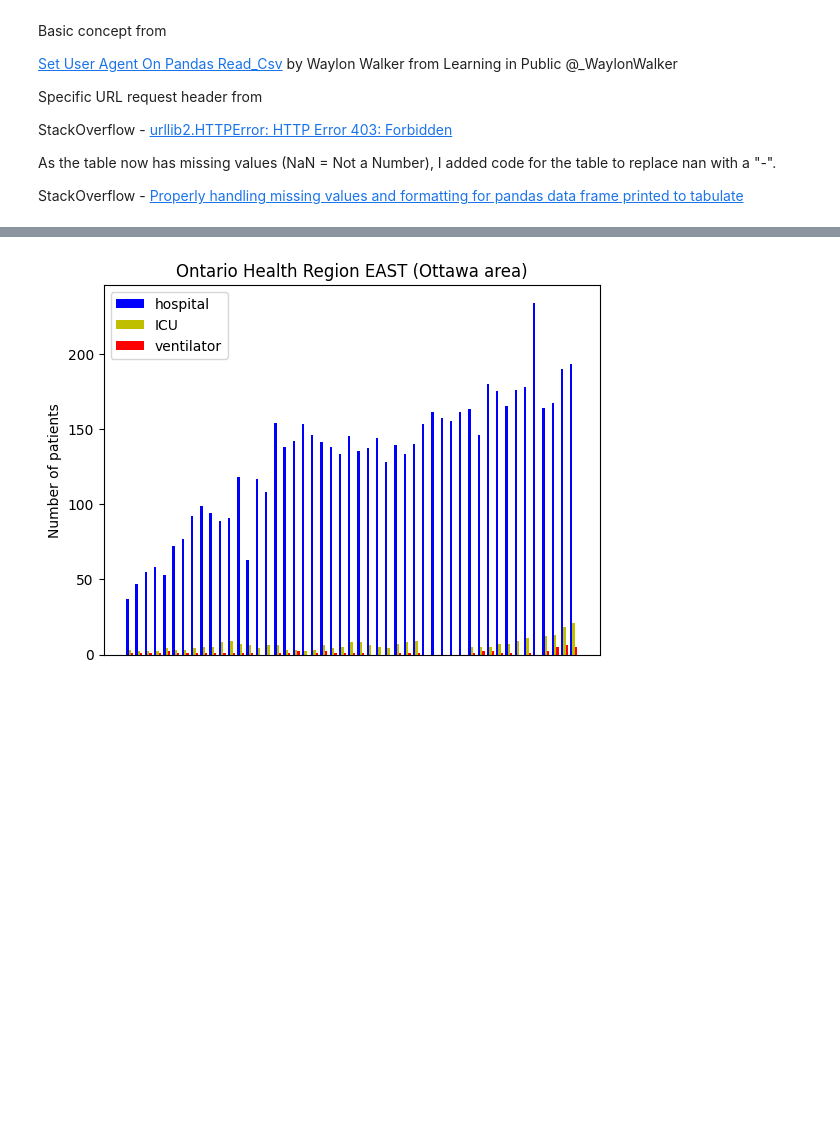
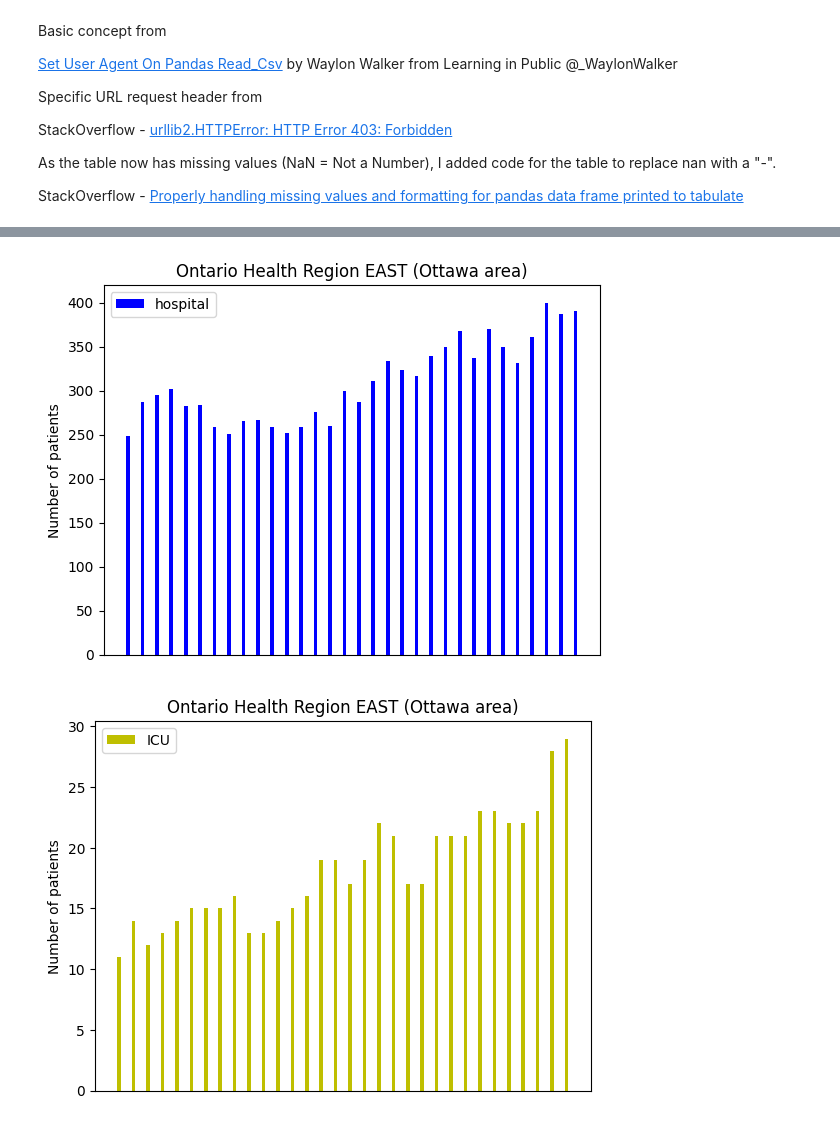
Before and after one commit to scilib/ontario_cv19_hospitalizations_chart, a Jupyter notebook: ontario_cv19_hospitalizations_chart.ipynb, the cells around one changed output, grey strips where cells are left out. Saved outputs shown, nothing was run; the diff lists cells and outputs as text; code cells hidden in the pictures; blank space fills up the shorter version.

```diff
--- a/ontario_cv19_hospitalizations_chart.ipynb
+++ b/ontario_cv19_hospitalizations_chart.ipynb
@@ -54,6 +62,7 @@ import pandas as pd
 import numpy as np
 
 from tabulate import tabulate
+from ast import literal_eval
 
 hospitalizations_url = "https://data.ontario.ca/dataset/8f3a449b-bde5-4631-ada6-8bd94dbc7d15/resource/e760480e-1f95-4634-a923-98161cfb02fa/download/region_hospital_icu_covid_data.csv"
 # hospitalizations_data = pd.read_csv(hospitalizations_url)
@@ -65,6 +74,8 @@ url_request_header = {'User-Agent': 'Mozilla/5.0 (X11; Linux x86_64) AppleWebKit
        'Connection': 'keep-alive'}
 hospitalizations_data = pd.read_csv( hospitalizations_url , storage_options = url_request_header )
 
+# 2023-11-24 ICU and ventilator numbers are now coming in as strings, which was breaking the plots
+
 # extract most recent number_of_items days of hospitalizations
 # Ottawa is Ontario Health region EAST
 
@@ -75,7 +86,7 @@ icu_column = "icu_current_covid"
 icu_label = 'ICU'
 ventilator_column = 'icu_current_covid_vented'
 ventilator_label = 'ventilator'
-number_of_items = 49
+number_of_items = 32
 offset_width = 0.25
 
 # extract only the rows matching desired_row (EAST)
@@ -93,12 +104,14 @@ print("line  YYYY-MM-DD  Hos  IC  IV")
 print(tabulate(selected_hospital_rows[['date', hospital_column, icu_column, ventilator_column]].tail(number_of_items).replace(np.nan, None), missingval='-'))
 print("\n")
 
-# make a chart
+# make three charts
 r = np.arange(number_of_items) # just a set of index values for the plot
 
+# print hospitalizations (for debugging)
+# print( list(selected_hospital_rows[hospital_column].tail(number_of_items)) )
+
+# 1 plot hospitalizations
 plt.bar( r , list(selected_hospital_rows[hospital_column].tail(number_of_items)), color ='b' , label = hospital_label, width = offset_width)
-plt.bar( r + offset_width, list(selected_hospital_rows[icu_column].tail(number_of_items)), color ='y', label = icu_label, width = offset_width)
-plt.bar( r + offset_width + offset_width, list(selected_hospital_rows[ventilator_column].tail(number_of_items)), color ='r', label = ventilator_label, width = offset_width)
 
 plt.plot()
 
@@ -111,6 +124,62 @@ ax = plt.gca()
 ax.axes.xaxis.set_visible(False)
 
 plt.show()
+
+#clear plot and axes
+plt.clf()
+plt.close()
+
+# ----
+
+# print ICU (for debugging)
+# print( list(selected_hospital_rows[icu_column].tail(number_of_items)) )
+
+# 2 plot ICU
+
+# have to convert list of strings to list of numbers
+icu_numbers = list( map(literal_eval, list(selected_hospital_rows[icu_column].tail(number_of_items))) )
+
+plt.bar( r , icu_numbers, color ='y', label = icu_label, width = offset_width)
+
+plt.plot()
+
+plt.ylabel("Number of patients")
+plt.title("Ontario Health Region EAST (Ottawa area)")
+plt.legend(loc="upper left")
+
+# hide meaningless x-axis
+ax = plt.gca()
+ax.axes.xaxis.set_visible(False)
+
+plt.show()
+
+#clear plot and axes
+plt.clf()
+ax.cla()
+
+# ----
+
+# print ventilator (for debugging)
+# print( list(selected_hospital_rows[ventilator_column].tail(number_of_items)) )
+
+# plot ventilator
+
+# have to convert list of strings to list of numbers
+ventilator_numbers = list( map(literal_eval, list(selected_hospital_rows[ventilator_column].tail(number_of_items))) )
+
+plt.bar( r , ventilator_numbers, color ='r', label = ventilator_label, width = offset_width)
+
+plt.plot()
+
+plt.ylabel("Number of patients")
+plt.title("Ontario Health Region EAST (Ottawa area)")
+plt.legend(loc="upper left")
+
+# hide meaningless x-axis
+ax = plt.gca()
+ax.axes.xaxis.set_visible(False)
+
+plt.show()
 # %% [output]
 Line number, Date,
 Hos = Hospitalizations
@@ -131,2 +200,3 @@ line  YYYY-MM-DD  Hos  IC  IV
 ----  ----------  ---  --  -
-[figure, old version]
+[figure, new version]
+[figure, added]
```
Also changed, not shown: parts of 2 cells of this notebook.
